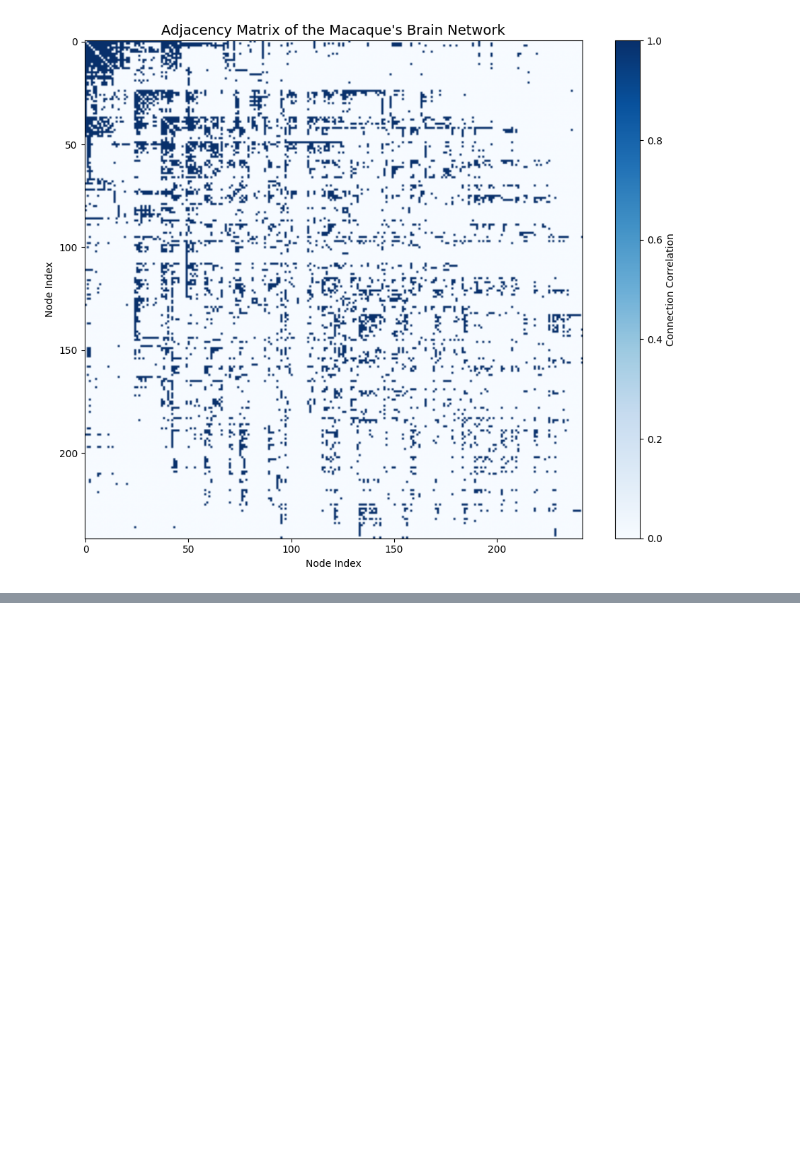
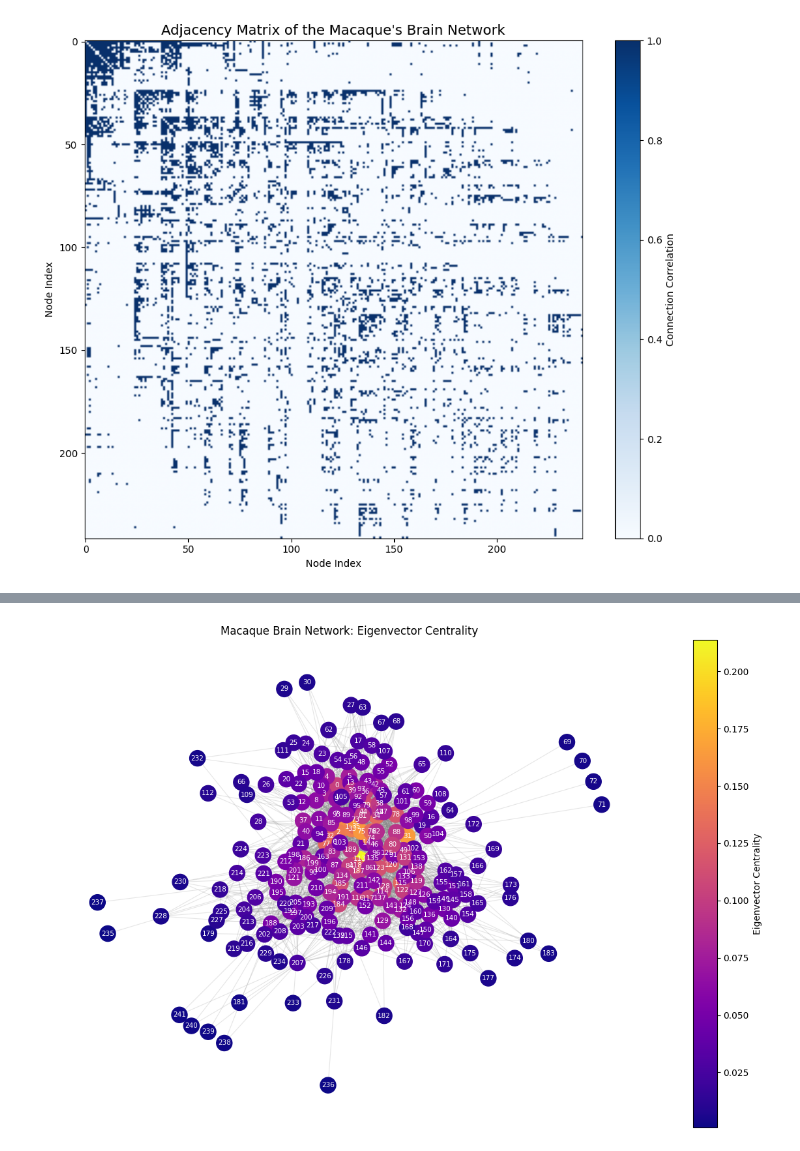
Before and after one commit to cristian0527/MATH-383, a Jupyter notebook: Midterm_Project.ipynb, the cells around one changed output, grey strips where cells are left out. Saved outputs shown, nothing was run; the diff lists cells and outputs as text; code cells hidden in the pictures; blank space fills up the shorter version.

```diff
--- a/Midterm_Project.ipynb
+++ b/Midterm_Project.ipynb
@@ -148,0 +164,3 @@ plt.show()
+# %%
+brain_betweenness = nx.betweenness_centrality(brainN)
+brain_eigenvector = nx.eigenvector_centrality(brainN)
@@ -148,0 +171,37 @@ plt.show()
+# %%
+pos = nx.spring_layout(brainN, seed=67)
+
+eig_values = [brain_eigenvector[x] for x in brainN.nodes()]
+
+norm = mcolors.Normalize(vmin=min(eig_values), vmax=max(eig_values))
+cmap = cm.plasma
+
+fig, ax = plt.subplots(figsize=(12, 8))
+
+nx.draw_networkx_edges(brainN, pos,
+                       alpha=0.2,
+                       width=0.8,
+                       edge_color='gray',
+                       ax=ax)
+
+nodes = nx.draw_networkx_nodes(brainN, pos,
+                                node_color=eig_values,
+                                cmap=cmap,
+                                node_size=300,
+                                ax=ax)
+
+nx.draw_networkx_labels(brainN, pos,
+                        font_size=7.5,
+                        font_color='white',
+                        ax=ax)
+
+sm = cm.ScalarMappable(cmap=cmap, norm=norm)
+sm.set_array([])
+plt.colorbar(sm, ax=ax, label='Eigenvector Centrality')
+
+ax.set_title('Macaque Brain Network: Eigenvector Centrality')
+ax.axis('off')
+plt.tight_layout()
+plt.show()
+# %% [output]
+[figure, added]
```
Also changed, not shown: parts of 35 cells of this notebook.
